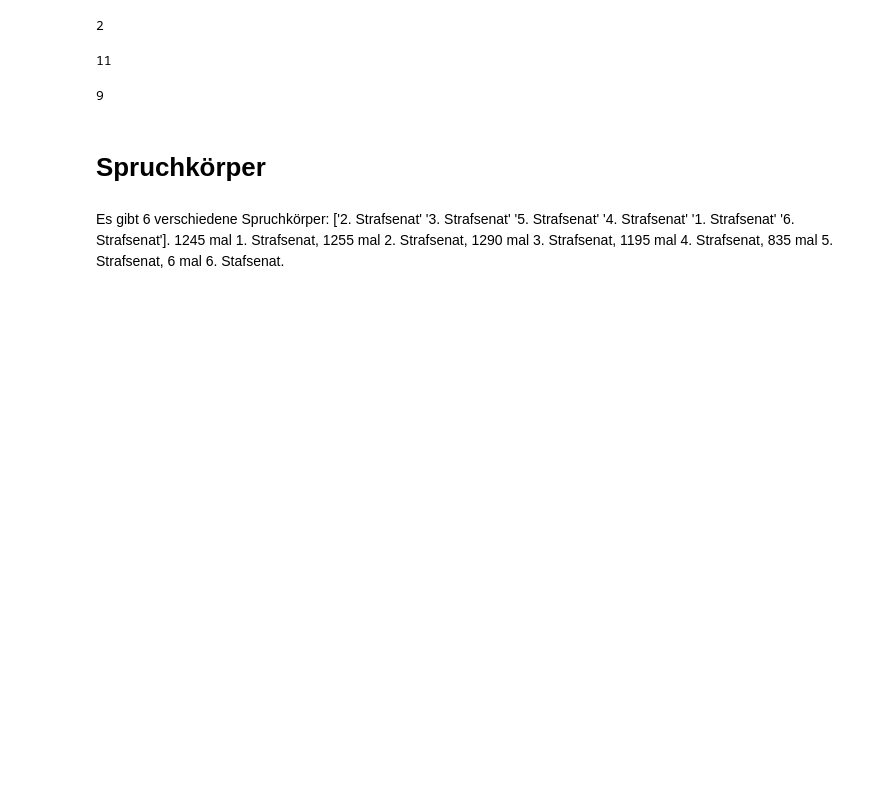
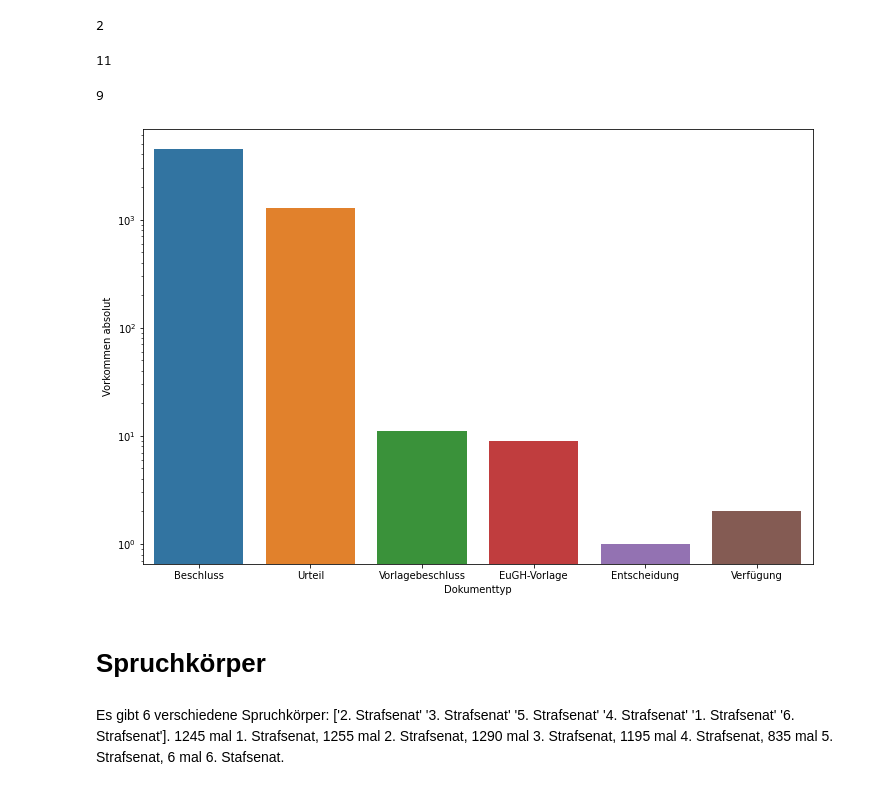
Before and after one commit to Balilicious/legal-decisions-recommender, a Jupyter notebook: DataAnalysis.ipynb, the cells around one changed output. Cells and saved outputs as stored; diff of their text form; code cells hidden in the pictures; blank space fills up the shorter version.

```diff
--- a/DataAnalysis.ipynb
+++ b/DataAnalysis.ipynb
@@ -67,6 +90,18 @@ anz_eughvorlage = df[df.doktyp == 'EuGH-Vorlage'].shape[0]
 anz_eughvorlage
 # %% [output]
 9
+# %%
+# plot distribution of doktyp
+f1 = plt.figure(figsize=(12,8))
+x2 = unique_values_doktyp
+y2 = [anz_beschluss, anz_urteil, anz_vorlagebeschluss, anz_eughvorlage, anz_entscheidung, anz_verfuegung]
+ax2 = sns.barplot(x=x2, y=y2)
+ax2.set(xlabel='Dokumenttyp', ylabel='Vorkommen absolut')
+plt.yscale('log')
+plt.show()
+#f1.savefig("images/plots/doktyp.png", bbox_inches="tight", dpi=600)
+# %% [output]
+[figure, added]
 # %% [markdown]
 # Spruchkörper
 # %% [markdown]
```
Also changed, not shown: parts of 76 cells of this notebook.
